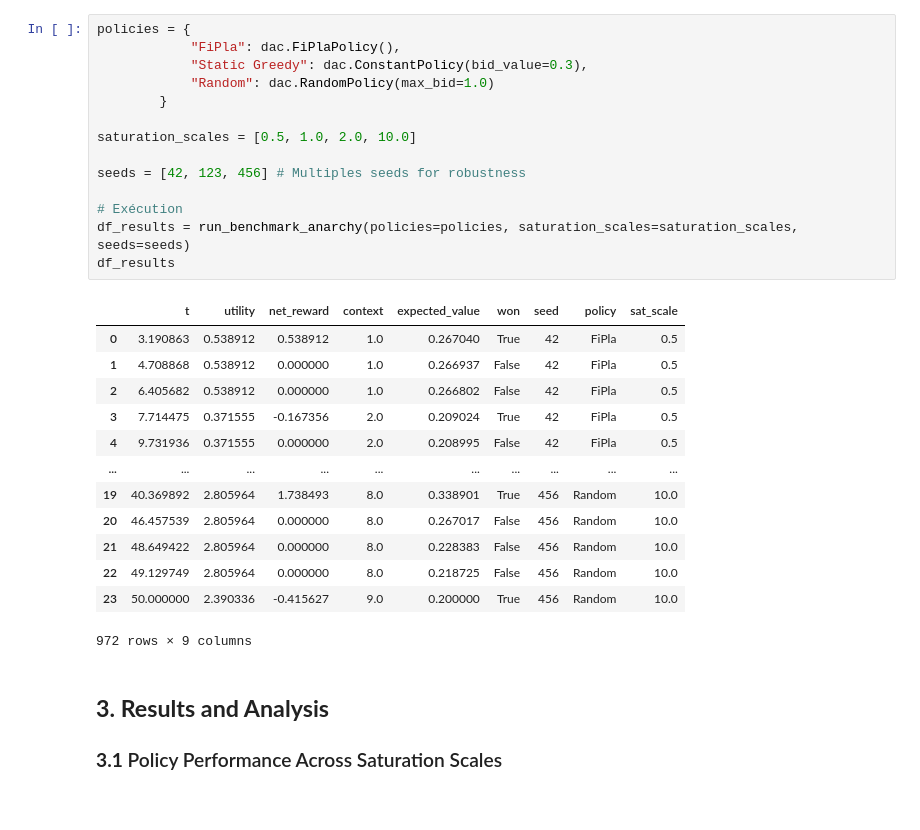
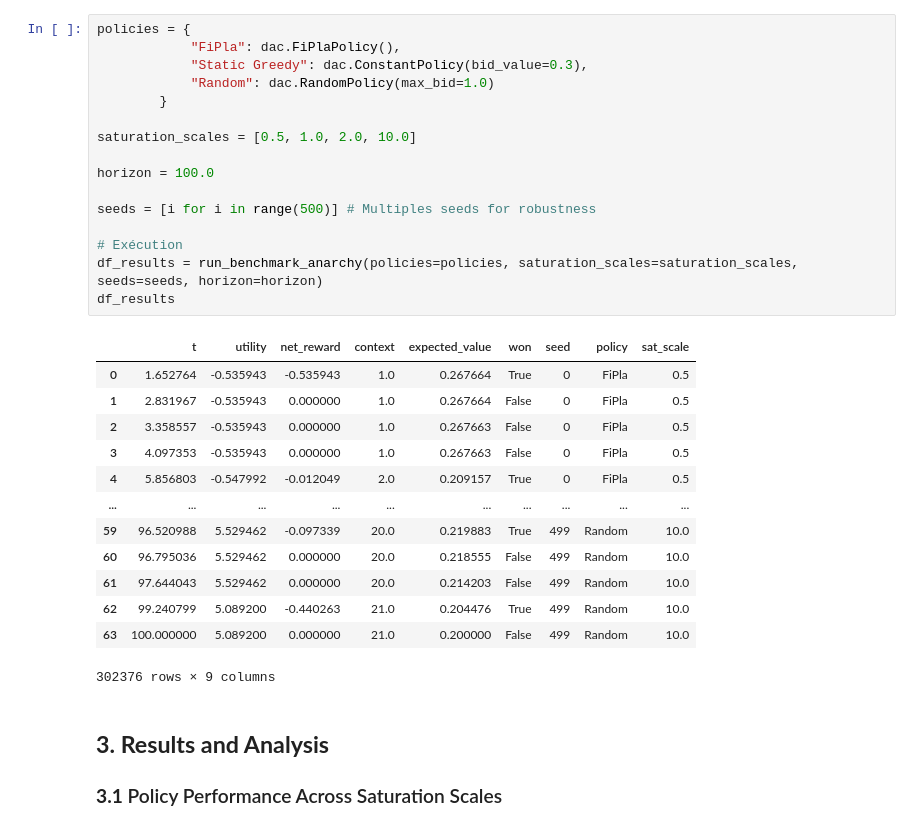
Before and after one commit to eugeniepatard/dynamauction, a Jupyter notebook: benchmark/benchmark_experiments.ipynb, the cells around one changed output. Drawn from its saved outputs; the diff is of its cells as text.

```diff
--- a/benchmark/benchmark_experiments.ipynb
+++ b/benchmark/benchmark_experiments.ipynb
@@ -80,31 +82,33 @@ $$R_i = \text{kappa\_base\_rate} + \left( \text{base\_rate} \cdot e^{-\frac{\phi
 # %%
 policies = {
             "FiPla": dac.FiPlaPolicy(),
             "Static Greedy": dac.ConstantPolicy(bid_value=0.3),
             "Random": dac.RandomPolicy(max_bid=1.0)
         }
 
 saturation_scales = [0.5, 1.0, 2.0, 10.0]
 
-seeds = [42, 123, 456] # Multiples seeds for robustness
+horizon = 100.0
+
+seeds = [i for i in range(500)] # Multiples seeds for robustness
 
 # Exécution
-df_results = run_benchmark_anarchy(policies=policies, saturation_scales=saturation_scales, seeds=seeds)
+df_results = run_benchmark_anarchy(policies=policies, saturation_scales=saturation_scales, seeds=seeds, horizon=horizon)
 df_results
 # %% [output]
 |  | t | utility | net_reward | context | expected_value | won | seed | policy | sat_scale |
-| 0 | 3.190863 | 0.538912 | 0.538912 | 1.0 | 0.267040 | True | 42 | FiPla | 0.5 |
-| 1 | 4.708868 | 0.538912 | 0.000000 | 1.0 | 0.266937 | False | 42 | FiPla | 0.5 |
-| 2 | 6.405682 | 0.538912 | 0.000000 | 1.0 | 0.266802 | False | 42 | FiPla | 0.5 |
-| 3 | 7.714475 | 0.371555 | -0.167356 | 2.0 | 0.209024 | True | 42 | FiPla | 0.5 |
-| 4 | 9.731936 | 0.371555 | 0.000000 | 2.0 | 0.208995 | False | 42 | FiPla | 0.5 |
+| 0 | 1.652764 | -0.535943 | -0.535943 | 1.0 | 0.267664 | True | 0 | FiPla | 0.5 |
+| 1 | 2.831967 | -0.535943 | 0.000000 | 1.0 | 0.267664 | False | 0 | FiPla | 0.5 |
+| 2 | 3.358557 | -0.535943 | 0.000000 | 1.0 | 0.267663 | False | 0 | FiPla | 0.5 |
+| 3 | 4.097353 | -0.535943 | 0.000000 | 1.0 | 0.267663 | False | 0 | FiPla | 0.5 |
+| 4 | 5.856803 | -0.547992 | -0.012049 | 2.0 | 0.209157 | True | 0 | FiPla | 0.5 |
 | ... | ... | ... | ... | ... | ... | ... | ... | ... | ... |
-| 19 | 40.369892 | 2.805964 | 1.738493 | 8.0 | 0.338901 | True | 456 | Random | 10.0 |
-| 20 | 46.457539 | 2.805964 | 0.000000 | 8.0 | 0.267017 | False | 456 | Random | 10.0 |
-| 21 | 48.649422 | 2.805964 | 0.000000 | 8.0 | 0.228383 | False | 456 | Random | 10.0 |
-| 22 | 49.129749 | 2.805964 | 0.000000 | 8.0 | 0.218725 | False | 456 | Random | 10.0 |
-| 23 | 50.000000 | 2.390336 | -0.415627 | 9.0 | 0.200000 | True | 456 | Random | 10.0 |
+| 59 | 96.520988 | 5.529462 | -0.097339 | 20.0 | 0.219883 | True | 499 | Random | 10.0 |
+| 60 | 96.795036 | 5.529462 | 0.000000 | 20.0 | 0.218555 | False | 499 | Random | 10.0 |
+| 61 | 97.644043 | 5.529462 | 0.000000 | 20.0 | 0.214203 | False | 499 | Random | 10.0 |
+| 62 | 99.240799 | 5.089200 | -0.440263 | 21.0 | 0.204476 | True | 499 | Random | 10.0 |
+| 63 | 100.000000 | 5.089200 | 0.000000 | 21.0 | 0.200000 | False | 499 | Random | 10.0 |
-972 rows × 9 columns
+302376 rows × 9 columns
 # %% [markdown]
 ## **3. Results and Analysis**
 
```
Also changed, not shown: parts of 15 cells of this notebook, 2 other files.
